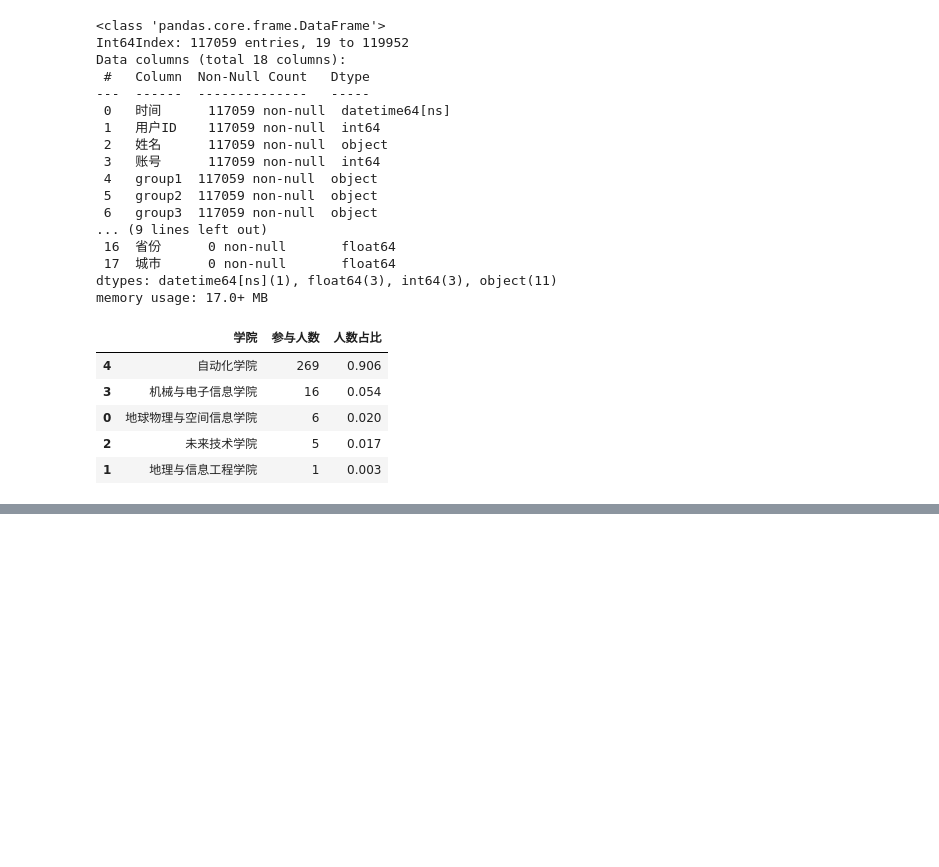
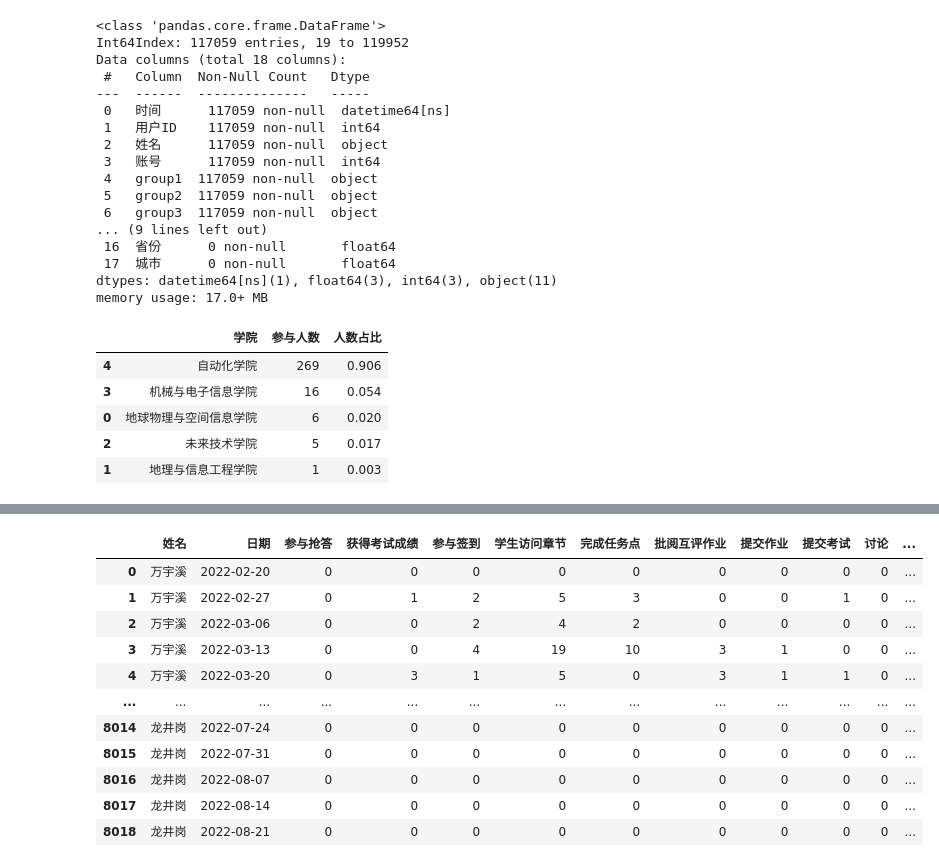
Before and after one commit to Junglepan/Pandas_Learning, a Jupyter notebook: DXWL_DATA/data_processing.ipynb, the cells around one changed output, grey strips where cells are left out. Cells and saved outputs as stored; diff of their text form; code cells hidden in the pictures; blank space fills up the shorter version.

```diff
--- a/DXWL_DATA/data_processing.ipynb
+++ b/DXWL_DATA/data_processing.ipynb
@@ -1122,0 +1125,69 @@ memory usage: 17.0+ MB
+# %%
+import pandas as pd
+
+df = pd.read_csv('dxwl.csv')
+# print(df.head())
+# print(df.shape)
+df.sort_values(by='时间')
+df_dropTeacher = df.drop(df[(df['账号'] < 20000000000)].index)
+start_time = pd.to_datetime(df['时间'].iloc[0].split(" ")[0])
+end_time = pd.to_datetime(df['时间'].iloc[df['时间'].shape[0] - 1].split(" ")[0])
+# df的时间格式转换
+df_dropTeacher['时间'] = pd.to_datetime(df_dropTeacher['时间'])
+# 构造时间段序列
+date_range2 = pd.date_range(start=start_time, end=end_time, freq="W")
+date_range2
+
+# 区分不同的行为：学习行为和缺席
+dict_activit = {'参与抢答': 0, '获得考试成绩': 1, '参与签到': 2, '学生访问章节': 3, '完成任务点': 4,
+                '批阅互评作业': 5, '提交作业': 6, '提交考试': 7,
+                '讨论': 8, '选人被选中': 9, '获得作业成绩': 10, '病假': 11, '签到已过期': 12, '缺勤': 13, '公假': 14,
+                '事假': 15}
+activit_list = list(dict_activit.keys())
+
+activit_list.insert(0, '日期')
+activit_list.insert(0, '姓名')
+
+header = activit_list
+print(header)
+
+new_list = []
+times = 0
+# 每个人的统计
+for stu, info1 in df_dropTeacher.groupby('姓名'):
+
+    # 每一周统计
+    for i in range(len(date_range2)):
+        if (i == 0):
+            df_W = info1[info1['时间'] < date_range2[i]]
+        else:
+            df_W = info1[(info1['时间'] < date_range2[i]) & (info1['时间'] > date_range2[i - 1])]
+        #         print(df_W)
+
+        stu_list = [0] * 18
+        stu_list[0] = stu.strip('\t')
+        stu_list[1] = date_range2[i]
+
+        for course, info2 in df_W.groupby('事件类型'):
+            index = dict_activit[course.strip('\t')]
+            count_num = info2['时间'].count()
+            stu_list[index + 2] = count_num
+        #             print(f'{index} {count_num} {course}\n{info2}\n')
+
+        new_list.append(stu_list)
+#         print(f'{stu}\n{date_range2[i]}\n')
+
+#     times = times+1
+#     if(times == 10):
+#         break
+new_list
+df_week = pd.DataFrame(new_list, columns=header)
+# df_week.set_index('日期')
+# list(df_week.groupby('日期'))
+abscense = df_week.iloc[:, 13:18]
+new_df_week = df_week.iloc[:, :13]
+ab_sum = abscense.sum(axis=1)
+print(ab_sum)
+new_df_week.insert(13, '缺席', ab_sum)
+new_df_week
+# %% [output]
@@ -1122,0 +1207,12 @@ memory usage: 17.0+ MB
+|  | 姓名 | 日期 | 参与抢答 | 获得考试成绩 | 参与签到 | 学生访问章节 | 完成任务点 | 批阅互评作业 | 提交作业 | 提交考试 | 讨论 | ... |
+| 0 | 万宇溪 | 2022-02-20 | 0 | 0 | 0 | 0 | 0 | 0 | 0 | 0 | 0 | ... |
+| 1 | 万宇溪 | 2022-02-27 | 0 | 1 | 2 | 5 | 3 | 0 | 0 | 1 | 0 | ... |
+| 2 | 万宇溪 | 2022-03-06 | 0 | 0 | 2 | 4 | 2 | 0 | 0 | 0 | 0 | ... |
+| 3 | 万宇溪 | 2022-03-13 | 0 | 0 | 4 | 19 | 10 | 3 | 1 | 0 | 0 | ... |
+| 4 | 万宇溪 | 2022-03-20 | 0 | 3 | 1 | 5 | 0 | 3 | 1 | 1 | 0 | ... |
+| ... | ... | ... | ... | ... | ... | ... | ... | ... | ... | ... | ... | ... |
+| 8014 | 龙井岗 | 2022-07-24 | 0 | 0 | 0 | 0 | 0 | 0 | 0 | 0 | 0 | ... |
+| 8015 | 龙井岗 | 2022-07-31 | 0 | 0 | 0 | 0 | 0 | 0 | 0 | 0 | 0 | ... |
+| 8016 | 龙井岗 | 2022-08-07 | 0 | 0 | 0 | 0 | 0 | 0 | 0 | 0 | 0 | ... |
+| 8017 | 龙井岗 | 2022-08-14 | 0 | 0 | 0 | 0 | 0 | 0 | 0 | 0 | 0 | ... |
+| 8018 | 龙井岗 | 2022-08-21 | 0 | 0 | 0 | 0 | 0 | 0 | 0 | 0 | 0 | ... |
```
Also changed, not shown: parts of 7 cells of this notebook, 1 other file.
